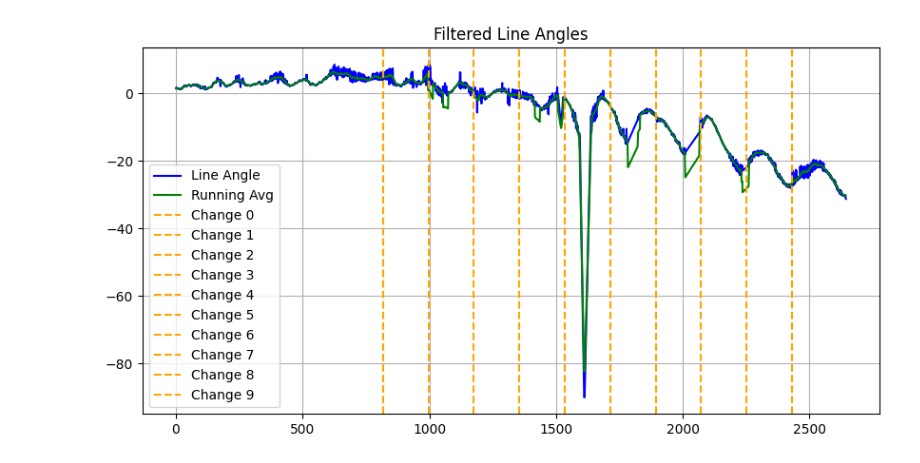
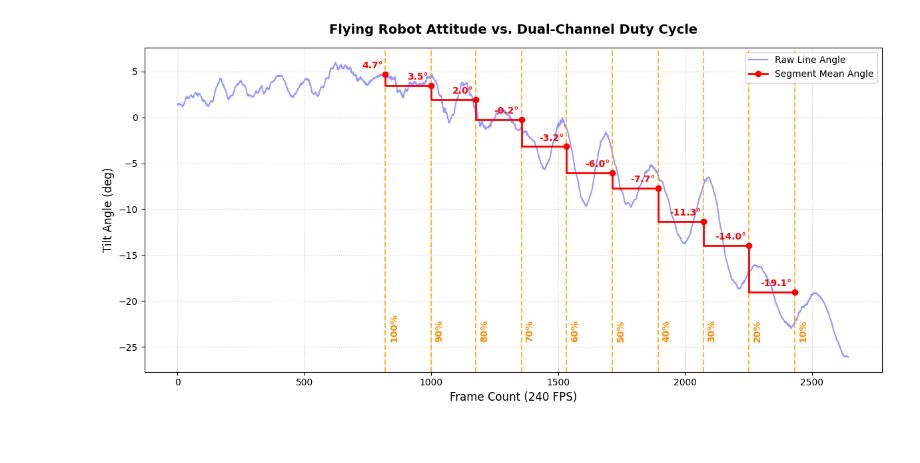
Before and after one commit to YingK8/FlyingRobotsLinLiweiLab, a Jupyter notebook: writeup/ellipse.ipynb, the cells around one changed output. Cells and saved outputs as stored; diff of their text form; code cells hidden in the pictures.

Commit message:
Stabilize ellipse fitting and clean unused notebook code; dual duty cycle graph

```diff
--- a/writeup/ellipse.ipynb
+++ b/writeup/ellipse.ipynb
@@ -279,52 +190,67 @@ Success! Data saved to: single_results.csv
 # %%
 import pandas as pd
 import matplotlib.pyplot as plt
+import numpy as np
 
 # Load and filter detections
 df = pd.read_csv(output_csv_path)
 df = df[df['detected']].copy()
 
-# Remove outliers using n-period running average and variance
-n = 20  # Window size
-col = 'line_angle_deg'
+# Compute segment means robustly based on actual frame values
+mean_segment_angles = []
+segment_buffer = 20
 
-# Compute running average on the current (detected) series
-run_avg = df[col].rolling(window=n, center=True).mean().bfill().ffill()
-run_var = df[col].rolling(window=n, center=True).var().bfill().ffill()
+for i, time in enumerate(brightness_frames):
+    seg_start = brightness_frames[i-1] + segment_buffer if i > 0 else brightness_frames[0] - 240
+    seg_end = time - segment_buffer
 
-# Filter points outside threshold (aligned to the same index)
-threshold = 8
-mask = (abs(df[col] - run_avg) <= threshold)
-df = df[mask].copy()
-run_avg = run_avg[mask]
+    # Robust frame-based filtering (avoids Pandas index mismatch issues)
+    seg = df[(df['frame'] >= seg_start) & (df['frame'] <= seg_end)]['line_angle_deg']
+    mean_val = seg.mean()
+    mean_segment_angles.append(mean_val)
+    print(f"Segment {i}: Frames {seg_start} to {seg_end}, Mean Angle: {mean_val:.2f}")
 
-# Parameters for segment means
-# change_buffer = 10
-# step = 240
+# Plotting Configuration
+plt.figure(figsize=(12, 6))
 
-mean_angles = []
-mean_angle_times = []
+# Plot raw angles with slight transparency so annotations pop out
+plt.plot(df['frame'], df['line_angle_deg'], 'b-', alpha=0.4, label='Raw Line Angle')
 
-# # Compute segment means from start to end dynamically
-# # num_segments = (len(df) + step - 1) // step  # ceiling
-# for i in range(10):
-#     time_start = i * step + change_buffer
-#     time_end = (i + 1) * step - change_buffer
-#     seg = df['line_angle_deg'].iloc[time_start:time_end]
-#     mean_angles.append(seg.mean())
-#     mean_angle_times.append(int(df['frame'].iloc[time_start]))
+# Calculate dynamic y-offsets for text placement
+y_min, y_max = df['line_angle_deg'].min(), df['line_angle_deg'].max()
+y_range = y_max - y_min
 
-print(brightness_frames)
+# Plot Vertical Lines & Percentages
+for i, bt in enumerate(brightness_frames):
+    # Plot line without a label to remove it from the legend
+    plt.axvline(bt, color='orange', linestyle='--', alpha=0.8)
 
-# Plotting
-plt.figure(figsize=(10, 5))
-plt.plot(df['frame'].values, df['line_angle_deg'].values, 'b-', label='Line Angle')
-plt.plot(df['frame'].values, run_avg.values, 'g-', label='Running Avg')
+    # Label the percentage vertically next to the line
+    percentage_str = f'{100 - i*10}%'
+    plt.text(bt + 15, y_min + y_range * 0.05, percentage_str,
+             color='darkorange', rotation=90, va='bottom', ha='left',
+             fontweight='bold', fontsize=10)
 
-for i, bt in enumerate(brightness_frames):
-    plt.axvline(bt, color='orange', linestyle='--', label=f'Change {i}')
-if mean_angles:
-    plt.scatter(mean_angle_times, mean_angles, c='r', label='Segment Means')
-plt.title('Filtered Line Angles'); plt.legend(); plt.grid(True)
+# Plot Step Function for Averages
+plt.plot(brightness_frames, mean_segment_angles, 'ro-', drawstyle='steps-pre',
+         linewidth=2, markersize=6, label='Segment Mean Angle')
+
+# Annotate each step with the exact average value
+for i, (bt, mean_angle) in enumerate(zip(brightness_frames, mean_segment_angles)):
+    if pd.notna(mean_angle):
+        # Position the text slightly above the red marker
+        plt.text(bt - 10, mean_angle + (y_range * 0.02), f"{mean_angle:.1f}°",
+                 color='red', fontweight='bold', fontsize=10, ha='right')
+
+# Formatting and Labels
+plt.title('Flying Robot Attitude vs. Dual-Channel Duty Cycle', fontsize=14, fontweight='bold', pad=15)
+plt.xlabel('Frame Count (240 FPS)', fontsize=12)
+plt.ylabel('Tilt Angle (deg)', fontsize=12)
+
+# Legend and Grid
+plt.legend(loc='upper right', framealpha=0.9)
+plt.grid(True, linestyle=':', alpha=0.7)
+plt.tight_layout()
+
 plt.show()
 # %% [output]
@@ -332 +267 @@ plt.show()
-[figure, old version]
+[figure, new version]
```
Also changed, not shown: parts of 4 cells of this notebook, 3 other files.
